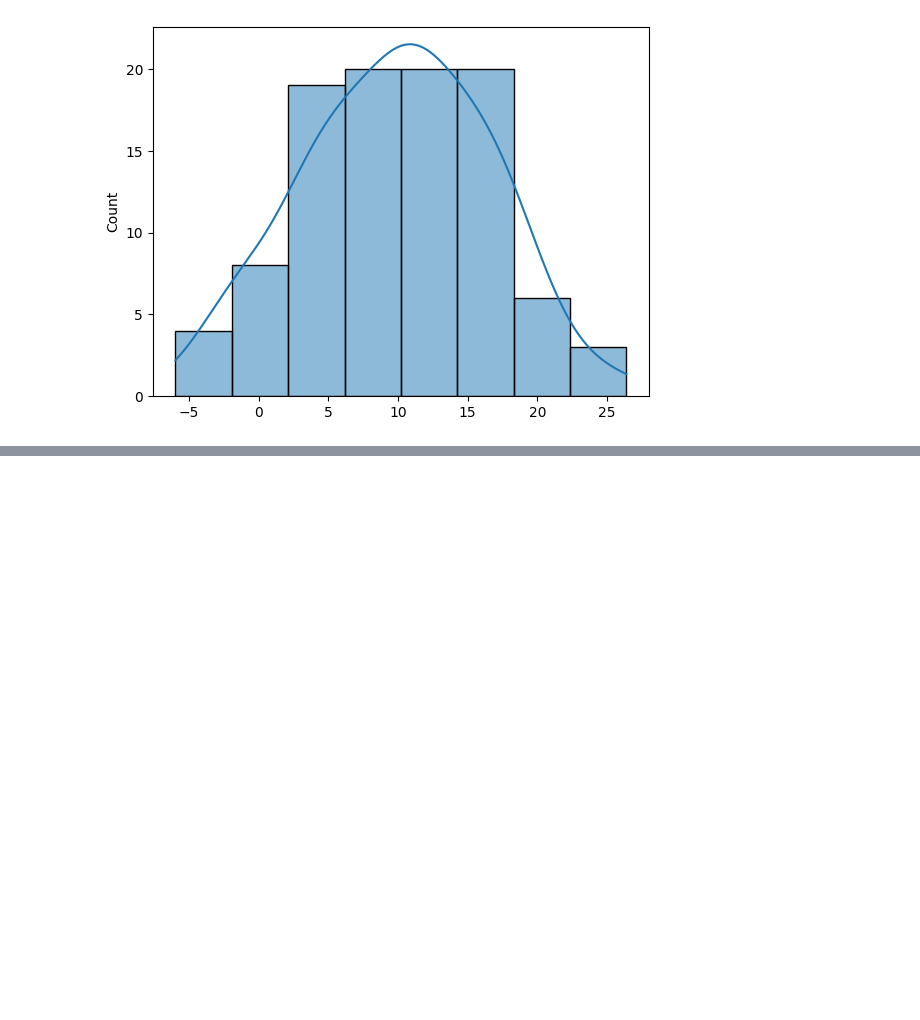
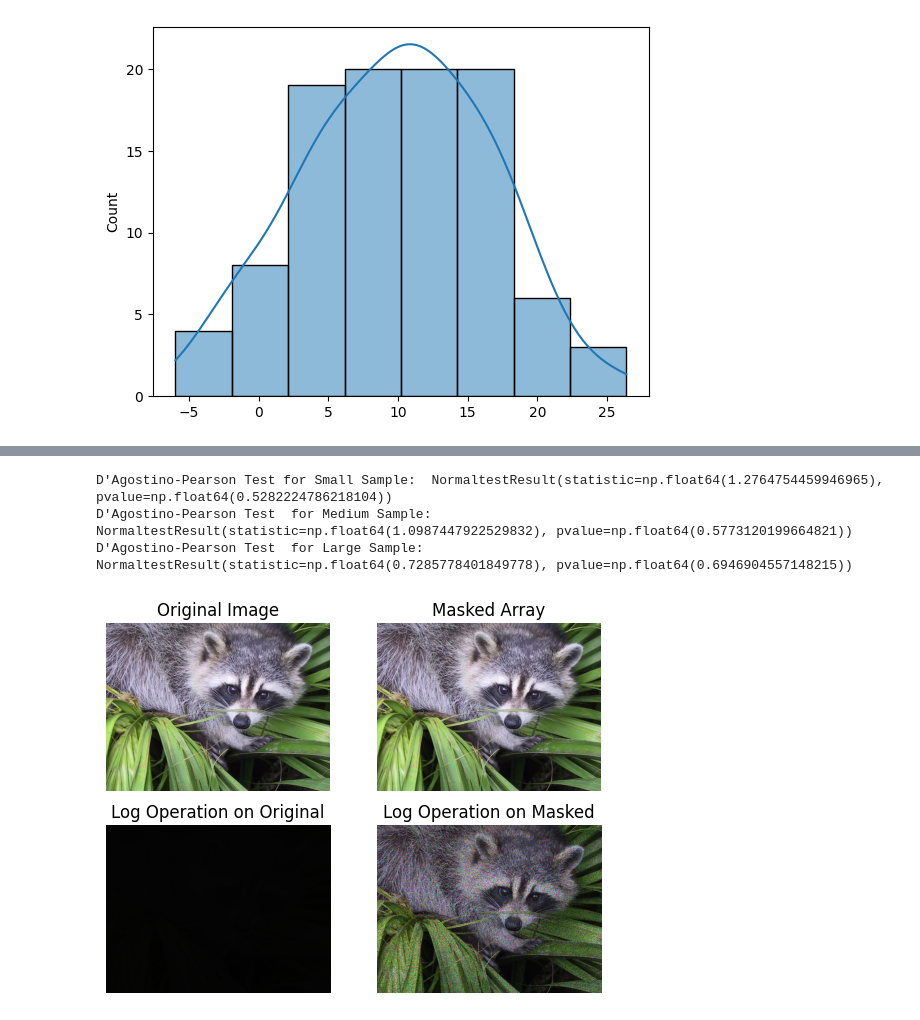
Before and after one commit to JessicaHora/Studies-on-Linear-Algebra, a Jupyter notebook: Ajustando_polinômios_com_NumPy/Notebook/polinomios.ipynb, the cells around one changed output, grey strips where cells are left out. Cells and saved outputs as stored; diff of their text form; code cells hidden in the pictures; blank space fills up the shorter version.

```diff
--- a/Ajustando_polinômios_com_NumPy/Notebook/polinomios.ipynb
+++ b/Ajustando_polinômios_com_NumPy/Notebook/polinomios.ipynb
@@ -208,0 +246,52 @@ plt.show()
+# %%
+# Import normaltest function
+from scipy.stats import normaltest
+
+# Apply  D'Agostino-Pearson test
+print("D'Agostino-Pearson Test for Small Sample: ", normaltest(small_sample))
+print("D'Agostino-Pearson Test  for Medium Sample: ",normaltest(medium_sample))
+print("D'Agostino-Pearson Test  for Large Sample: ",normaltest(large_sample))
+# %% [output]
+D'Agostino-Pearson Test for Small Sample:  NormaltestResult(statistic=np.float64(1.2764754459946965), pvalue=np.float64(0.5282224786218104))
+D'Agostino-Pearson Test  for Medium Sample:  NormaltestResult(statistic=np.float64(1.0987447922529832), pvalue=np.float64(0.5773120199664821))
+D'Agostino-Pearson Test  for Large Sample:  NormaltestResult(statistic=np.float64(0.7285778401849778), pvalue=np.float64(0.6946904557148215))
+# %%
+# Import required library
+import numpy as np
+from scipy.misc import face
+import matplotlib.pyplot as plt
+
+face_image = face()
+mask_random_array = np.random.randint(0, 3, size=face_image.shape)
+
+fig, ax = plt.subplots(nrows=2, ncols=2)
+
+# Display the Original Image
+plt.subplot(2,2,1)
+plt.imshow(face_image)
+plt.title("Original Image")
+plt.axis('off')
+
+# Display masked array
+masked_array = np.ma.array(face_image, mask=mask_random_array)
+plt.subplot(2,2,2)
+plt.title("Masked Array")
+plt.imshow(masked_array)
+plt.axis('off')
+
+# Log operation on original image
+plt.subplot(2,2,3)
+plt.title("Log Operation on Original")
+plt.imshow(np.ma.log(face_image).astype('uint8'))
+plt.axis('off')
+
+# Log operation on masked array
+plt.subplot(2,2,4)
+plt.title("Log Operation on Masked")
+plt.imshow(np.ma.log(masked_array).astype('uint8'))
+plt.axis('off')
+
+# Display the subplots
+plt.show()
+# %% [output]
+[figure, added]
```
Also changed, not shown: parts of 3 cells of this notebook.
